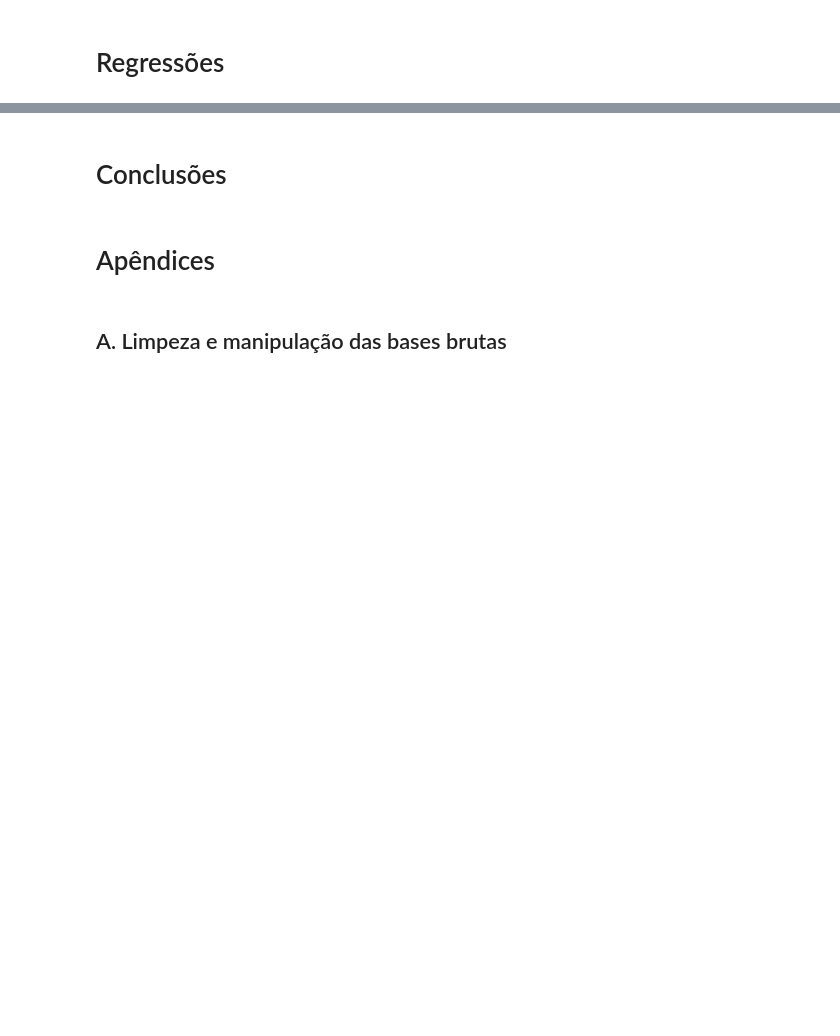
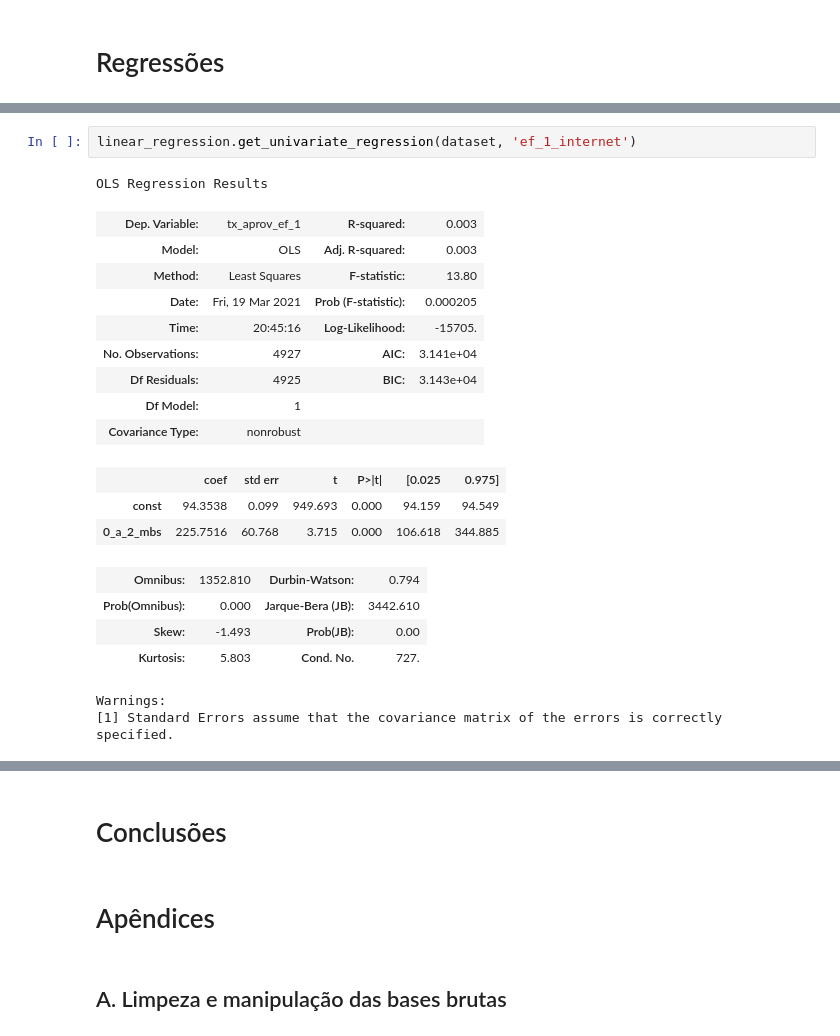
Before and after one commit to guilhermeolivsilva/tp-icd, a Jupyter notebook: trabalho_pratico.ipynb, the cells around one changed output, grey strips where cells are left out. Saved outputs shown, nothing was run; the diff lists cells and outputs as text; blank space fills up the shorter version.

Commit message:
Adicao de regressao linear ao notebook de entrega, separacao de metodos de testes de hipoteses para um modulo novo (hypothesis_tests)

```diff
--- a/trabalho_pratico.ipynb
+++ b/trabalho_pratico.ipynb
@@ -191,0 +209,22 @@ Conduzimos uma série de Testes A/B a fim de determinar se há diferença estat
+# %%
+linear_regression.get_univariate_regression(dataset, 'ef_1_internet')
+# %% [output]
+OLS Regression Results
+| Dep. Variable: | tx_aprov_ef_1 | R-squared: | 0.003 |
+| Model: | OLS | Adj. R-squared: | 0.003 |
+| Method: | Least Squares | F-statistic: | 13.80 |
+| Date: | Fri, 19 Mar 2021 | Prob (F-statistic): | 0.000205 |
+| Time: | 20:45:16 | Log-Likelihood: | -15705. |
+| No. Observations: | 4927 | AIC: | 3.141e+04 |
+| Df Residuals: | 4925 | BIC: | 3.143e+04 |
+| Df Model: | 1 |  |  |
+| Covariance Type: | nonrobust |  |  |
+|  | coef | std err | t | P>|t| | [0.025 | 0.975] |
+| const | 94.3538 | 0.099 | 949.693 | 0.000 | 94.159 | 94.549 |
+| 0_a_2_mbs | 225.7516 | 60.768 | 3.715 | 0.000 | 106.618 | 344.885 |
+| Omnibus: | 1352.810 | Durbin-Watson: | 0.794 |
+| Prob(Omnibus): | 0.000 | Jarque-Bera (JB): | 3442.610 |
+| Skew: | -1.493 | Prob(JB): | 0.00 |
+| Kurtosis: | 5.803 | Cond. No. | 727. |
+Warnings:
+[1] Standard Errors assume that the covariance matrix of the errors is correctly specified.
```
Also changed, not shown: parts of 61 cells of this notebook, 5 other files.
